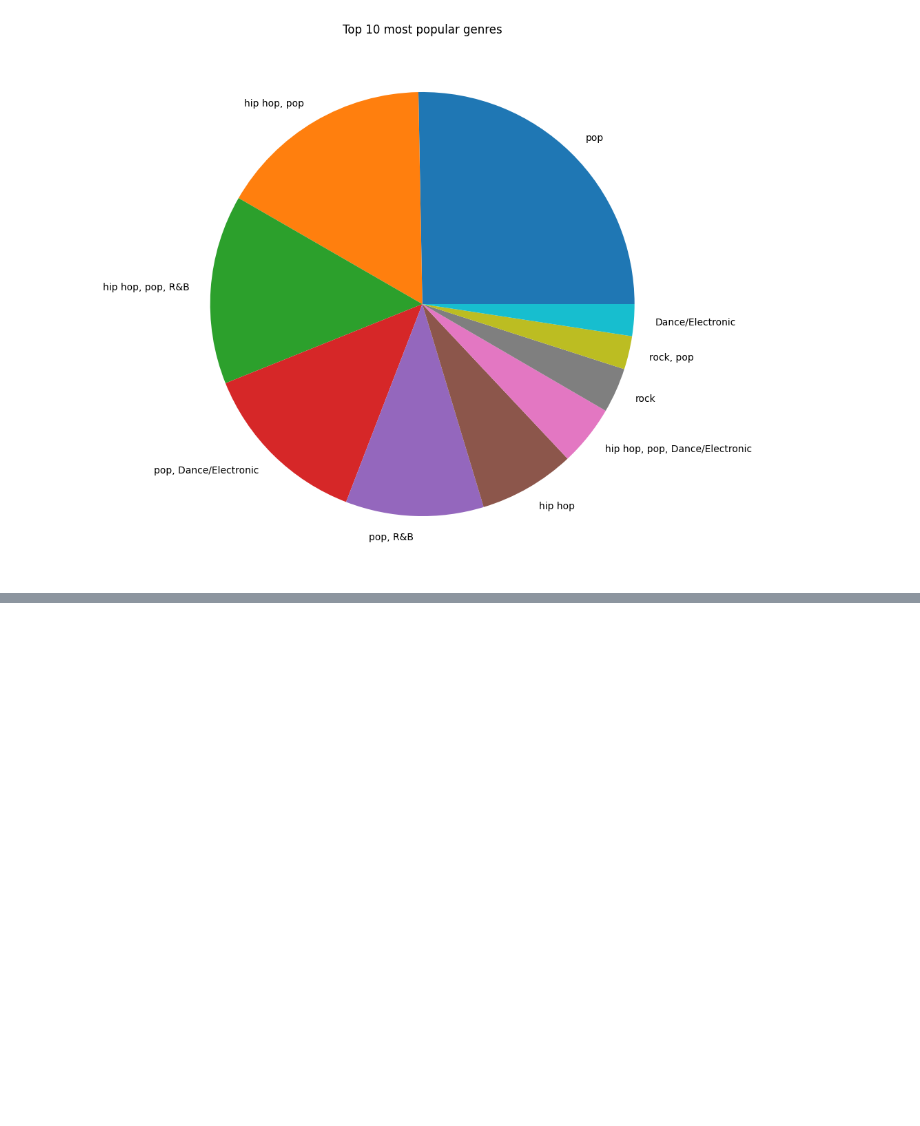
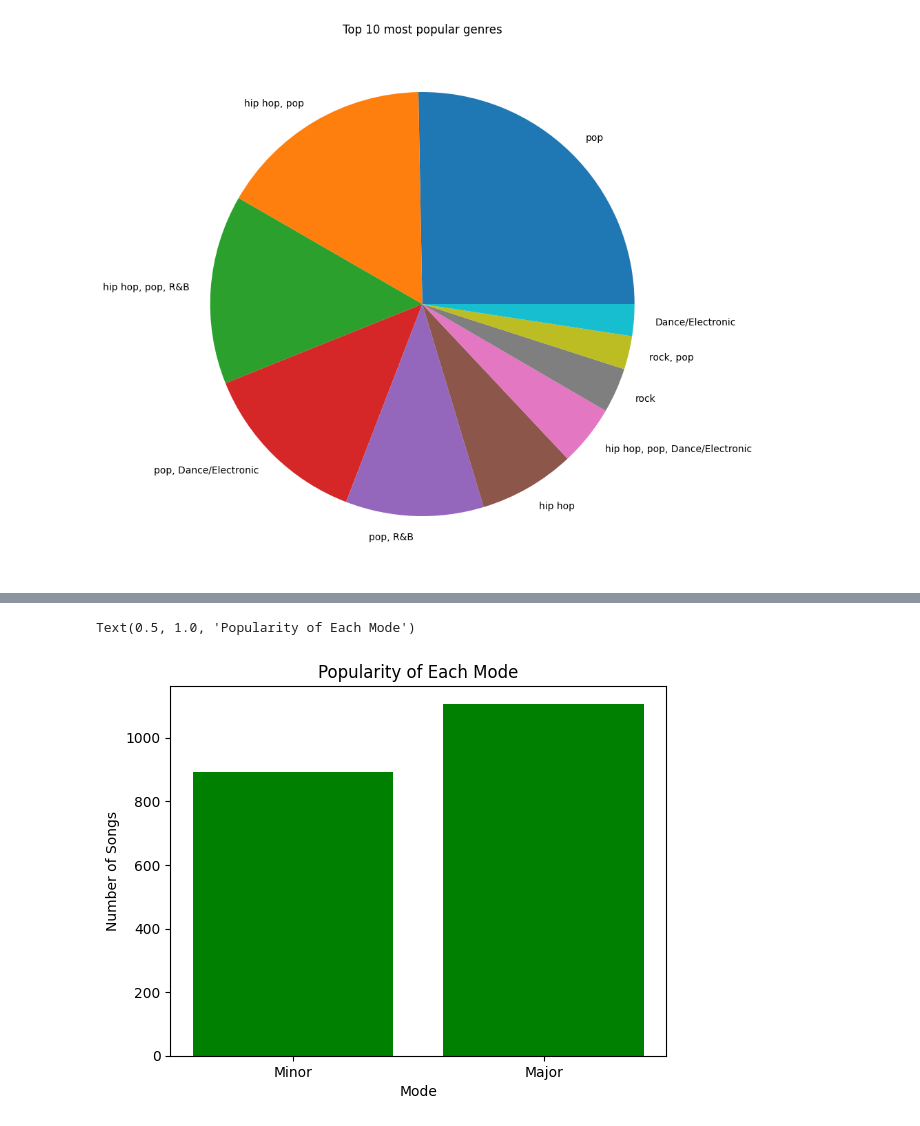
Before and after one commit to mduos/scipy_project_group_16, a Jupyter notebook: aiko.ipynb, the cells around one changed output, grey strips where cells are left out. Cells and saved outputs as stored; diff of their text form; code cells hidden in the pictures; blank space fills up the shorter version.

```diff
--- a/aiko.ipynb
+++ b/aiko.ipynb
@@ -182,3 +182,10 @@ plt.show()
 # %%
-#relation of popularity and mode
-popularityMode = df.groupby('mode')
+popularityMode = df.groupby('mode').size().reset_index(name='count')
+popularityMode['mode'] = popularityMode['mode'].apply(lambda x: 'Major' if x == 1 else 'Minor')
+plt.bar(popularityMode['mode'], popularityMode['count'], color = 'green')
+plt.xlabel('Mode')
+plt.ylabel('Number of Songs')
+plt.title('Popularity of Each Mode')
+# %% [output]
+Text(0.5, 1.0, 'Popularity of Each Mode')
+[figure, added]
```
Also changed, not shown: parts of 7 cells of this notebook.
